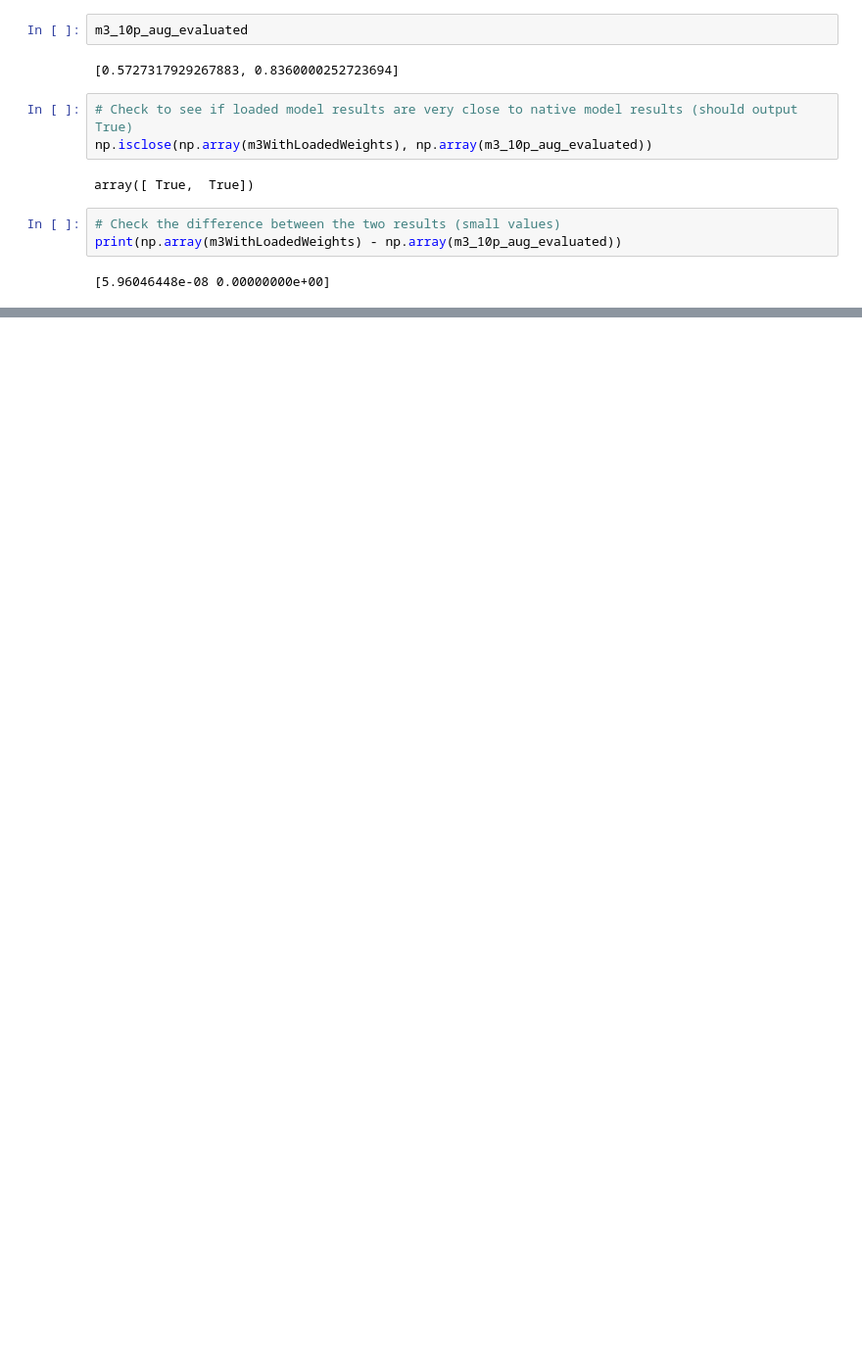
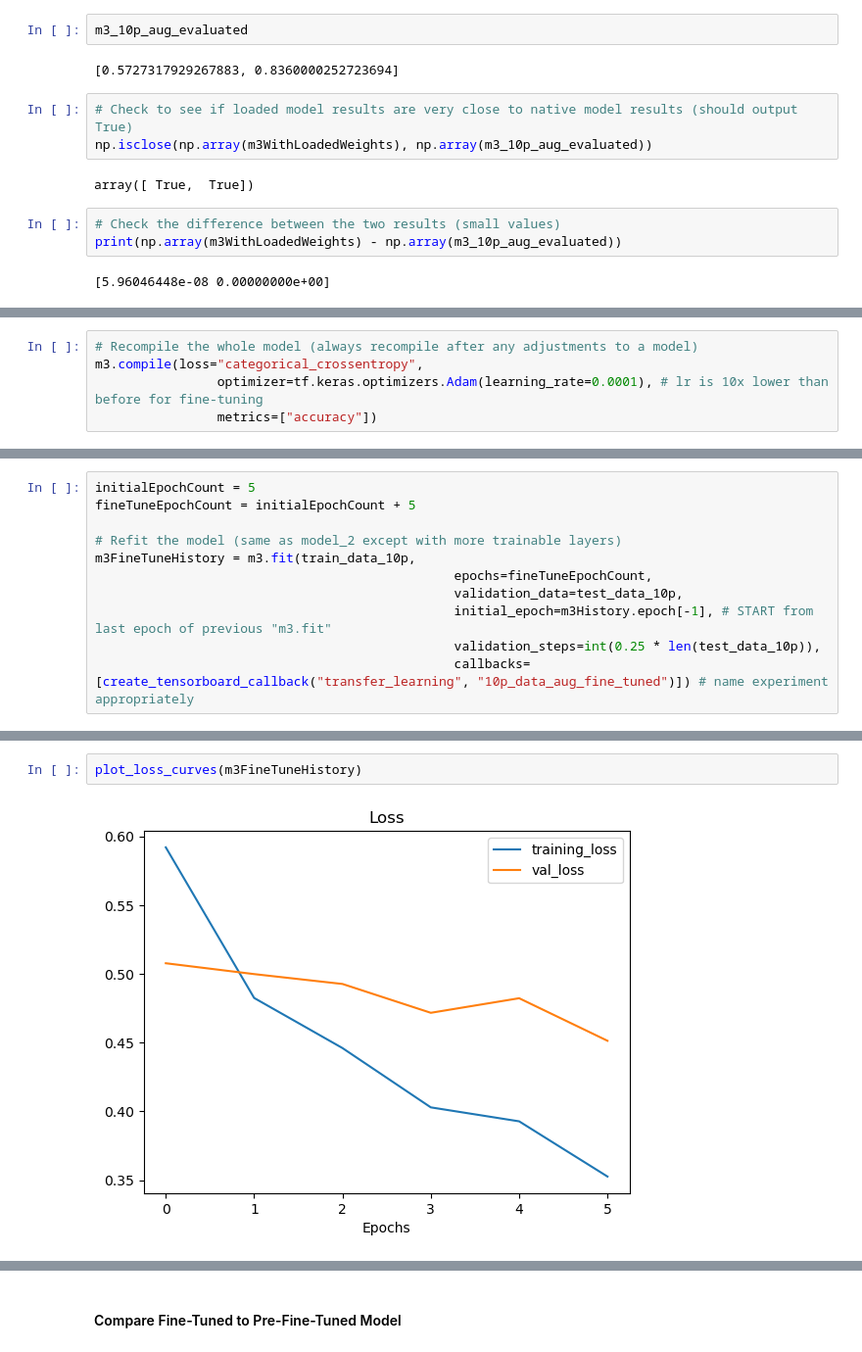
Before and after one commit to imagineLife/next-big-site, a Jupyter notebook: public/notebooks/fine-tuning-experiments.ipynb, the cells around one changed output, grey strips where cells are left out. Shown at 98% size. Cells and saved outputs as stored; diff of their text form; blank space fills up the shorter version.

Commit message:
fine-tuned model

```diff
--- a/public/notebooks/fine-tuning-experiments.ipynb
+++ b/public/notebooks/fine-tuning-experiments.ipynb
@@ -602,0 +689,5 @@ print(np.array(m3WithLoadedWeights) - np.array(m3_10p_aug_evaluated))
+# %%
+# Recompile the whole model (always recompile after any adjustments to a model)
+m3.compile(loss="categorical_crossentropy",
+                optimizer=tf.keras.optimizers.Adam(learning_rate=0.0001), # lr is 10x lower than before for fine-tuning
+                metrics=["accuracy"])
@@ -602,0 +700,11 @@ print(np.array(m3WithLoadedWeights) - np.array(m3_10p_aug_evaluated))
+# %%
+initialEpochCount = 5
+fineTuneEpochCount = initialEpochCount + 5
+
+# Refit the model (same as model_2 except with more trainable layers)
+m3FineTuneHistory = m3.fit(train_data_10p,
+                                               epochs=fineTuneEpochCount,
+                                               validation_data=test_data_10p,
+                                               initial_epoch=m3History.epoch[-1], # START from last epoch of previous "m3.fit"
+                                               validation_steps=int(0.25 * len(test_data_10p)),
+                                               callbacks=[create_tensorboard_callback("transfer_learning", "10p_data_aug_fine_tuned")]) # name experiment appropriately
@@ -602,0 +730,4 @@ print(np.array(m3WithLoadedWeights) - np.array(m3_10p_aug_evaluated))
+# %%
+plot_loss_curves(m3FineTuneHistory)
+# %% [output]
+[figure, added]
@@ -602,0 +735,2 @@ print(np.array(m3WithLoadedWeights) - np.array(m3_10p_aug_evaluated))
+# %% [markdown]
+#### Compare Fine-Tuned to Pre-Fine-Tuned Model
```
Also changed, not shown: parts of 20 cells of this notebook.
